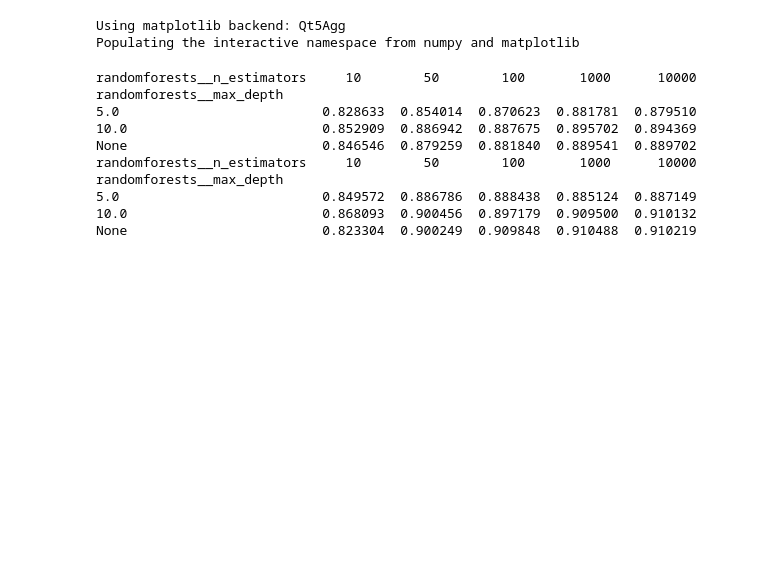
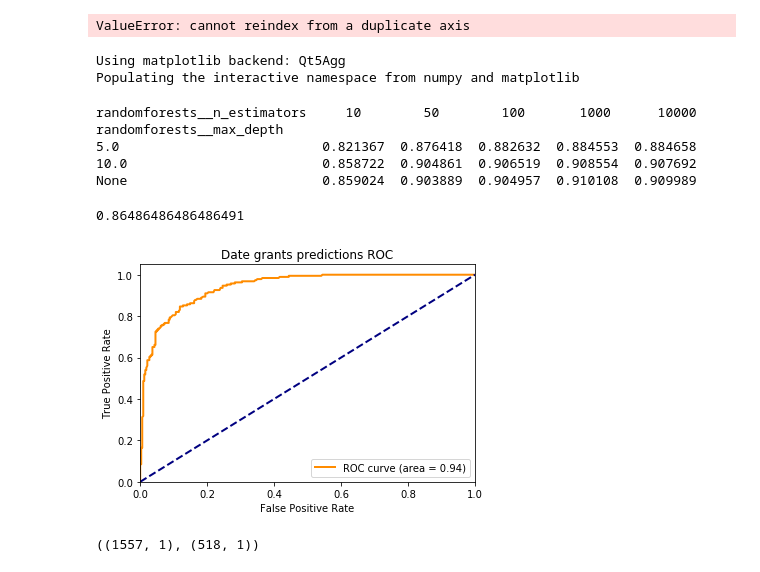
Before and after one commit to Charles1104/Kaggle-Competition, a Jupyter notebook: Machine Learning.ipynb, the cells around one changed output. Cells and saved outputs as stored; diff of their text form; code cells hidden in the pictures; blank space fills up the shorter version.

```diff
--- a/Machine Learning.ipynb
+++ b/Machine Learning.ipynb
@@ -39,13 +58,16 @@ def split_df(df):
 orig = dw.get_tables()
 munged = dw.munge_data(orig)
 X_train, y_train, X_test, y_test, finalDf_test, finalDf_train = split_df(munged)
+X_holdout, y_holdout = dataset_holdout(munged)
+# %% [output]
+ValueError: cannot reindex from a duplicate axis
 # %%
-def testing(X, y, X_holdout = None, y_holdout = None, a = None):
+def training(X, y, X_test = None, y_test = None, a = None):
     if(a != None):
         train_labels = np.arange(X.shape[0])
-        test_labels = np.arange(X_holdout.shape[0]) + X.shape[0]
-        X = np.concatenate((X, X_holdout), axis = 0)
-        y = np.concatenate((y, y_holdout), axis = 0)
+        test_labels = np.arange(X_test.shape[0]) + X.shape[0]
+        X = np.concatenate((X, X_test), axis = 0)
+        y = np.concatenate((y, y_test), axis = 0)
         cv_custom = [(train_labels, test_labels)]
     estimators = [
             ('scale_predictors', StandardScaler()),
@@ -101,25 +123,54 @@ for i, l in enumerate(myrange[offset:offset+n]):
 Using matplotlib backend: Qt5Agg
 Populating the interactive namespace from numpy and matplotlib
 # %%
-model_on_train = testing(X_train, y_train)
-model_on_test = testing(X_train, y_train, X_holdout=X_test, y_holdout=y_test, a = 2)
+#model_on_train = training(X_train, y_train)
+model_on_train = training(X_train, y_train, X_test=X_test, y_test=y_test, a = 2)
 model_on_train.best_score_
-model_on_test.best_score_
+#model_on_test.best_score_
 a = list(model_on_train.param_grid)
 train_results = performance(model_on_train, a[0],  a[1])
-a = list(model_on_test.param_grid)
-test_results = performance(model_on_test, a[0],  a[1])
+#a = list(model_on_test.param_grid)
+#test_results = performance(model_on_test, a[0],  a[1])
 print(train_results)
-print(test_results)
+#print(test_results)
 # can only take 2 variables for our pivot table
 # %% [output]
 randomforests__n_estimators     10        50        100       1000      10000
 randomforests__max_depth
-5.0                          0.828633  0.854014  0.870623  0.881781  0.879510
-10.0                         0.852909  0.886942  0.887675  0.895702  0.894369
-None                         0.846546  0.879259  0.881840  0.889541  0.889702
-randomforests__n_estimators     10        50        100       1000      10000
-randomforests__max_depth
-5.0                          0.849572  0.886786  0.888438  0.885124  0.887149
-10.0                         0.868093  0.900456  0.897179  0.909500  0.910132
-None                         0.823304  0.900249  0.909848  0.910488  0.910219
+5.0                          0.821367  0.876418  0.882632  0.884553  0.884658
+10.0                         0.858722  0.904861  0.906519  0.908554  0.907692
+None                         0.859024  0.903889  0.904957  0.910108  0.909989
+# %%
+y_pred = model_on_train.best_estimator_.predict(X_holdout)
+y_score = model_on_train.best_estimator_.predict_proba(X_holdout)
+np.sum(y_holdout == y_pred)/len(y_holdout)
+#y_score[:,1].ravel()
+# %% [output]
+0.86486486486486491
+# %%
+from sklearn.metrics import roc_curve, auc
+%matplotlib inline
+
+fpr, tpr, thd = roc_curve(y_holdout.ravel(), y_score[:,1].ravel())
+roc_auc = auc(fpr, tpr)
+
+plt.figure()
+lw = 2
+plt.plot(fpr, tpr, color='darkorange',
+         lw=lw, label='ROC curve (area = %0.2f)' % roc_auc)
+plt.plot([0, 1], [0, 1], color='navy', lw=lw, linestyle='--')
+plt.xlim([0.0, 1.0])
+plt.ylim([0.0, 1.05])
+plt.xlabel('False Positive Rate')
+plt.ylabel('True Positive Rate')
+plt.title('Date grants predictions ROC')
+plt.legend(loc="lower right")
+plt.show()
+# %% [output]
+[figure, added]
+# %%
+idx_val = pd.read_csv("data/training2_ids.csv")
+idx_holdout = pd.read_csv("data/testing_ids.csv")
+df_val.shape, df_holdout.shape,
+# %% [output]
+((1557, 1), (518, 1))
```
Also changed, not shown: parts of 11 cells of this notebook, 4 other files.
